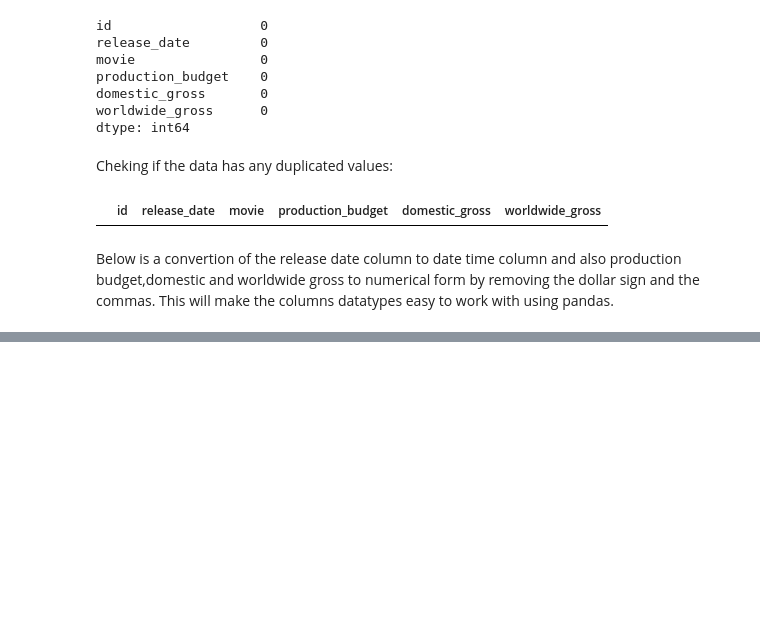
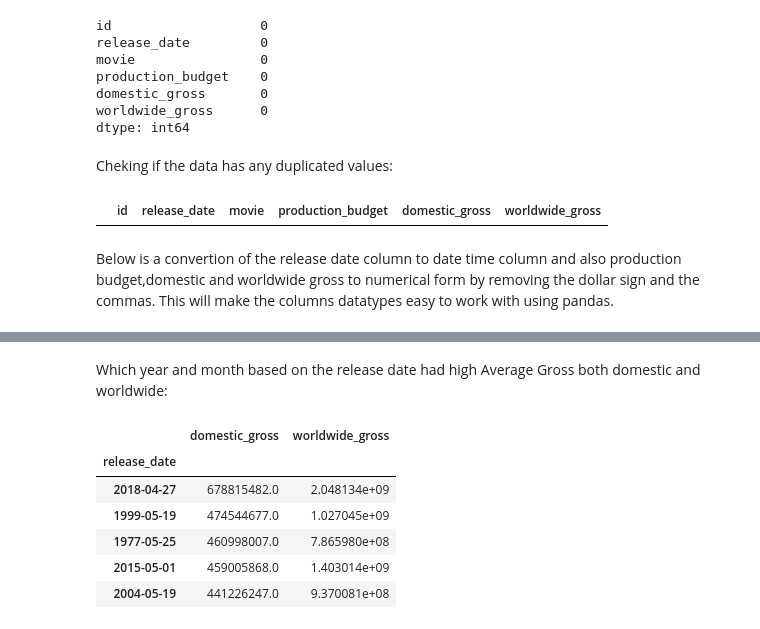
Before and after one commit to AgathaNyambati/Microsoft_studio_project, a Jupyter notebook: Microsoftstudio.ipynb, the cells around one changed output, grey strips where cells are left out. Saved outputs shown, nothing was run; the diff lists cells and outputs as text; code cells hidden in the pictures; blank space fills up the shorter version.

```diff
--- a/Microsoftstudio.ipynb
+++ b/Microsoftstudio.ipynb
@@ -427,3 +427,21 @@ tn_movie.head()
 | 2 | 3 | 2019-06-07 | Dark Phoenix | 350000000.0 | 42762350.0 | 1.497624e+08 |
 | 3 | 4 | 2015-05-01 | Avengers: Age of Ultron | 330600000.0 | 459005868.0 | 1.403014e+09 |
 | 4 | 5 | 2017-12-15 | Star Wars Ep. VIII: The Last Jedi | 317000000.0 | 620181382.0 | 1.316722e+09 |
+# %% [markdown]
+Which year and month based on the release date had high Average Gross both domestic and worldwide:
+# %%
+#Calculate average domestic and worldwide gross by release_date
+avg_gross_by_date = tn_movie.groupby('release_date')[['domestic_gross', 'worldwide_gross', ]].mean()
+
+# Sort the DataFrame by column (highest to lowest)
+avg_gross_by_date = avg_gross_by_date.sort_values(by=['domestic_gross', 'worldwide_gross'], ascending=False)
+
+avg_gross_by_date.head()
+# %% [output]
+|  | domestic_gross | worldwide_gross |
+| release_date |  |  |
+| 2018-04-27 | 678815482.0 | 2.048134e+09 |
+| 1999-05-19 | 474544677.0 | 1.027045e+09 |
+| 1977-05-25 | 460998007.0 | 7.865980e+08 |
+| 2015-05-01 | 459005868.0 | 1.403014e+09 |
+| 2004-05-19 | 441226247.0 | 9.370081e+08 |
```
Also changed, not shown: parts of 2 cells of this notebook.
